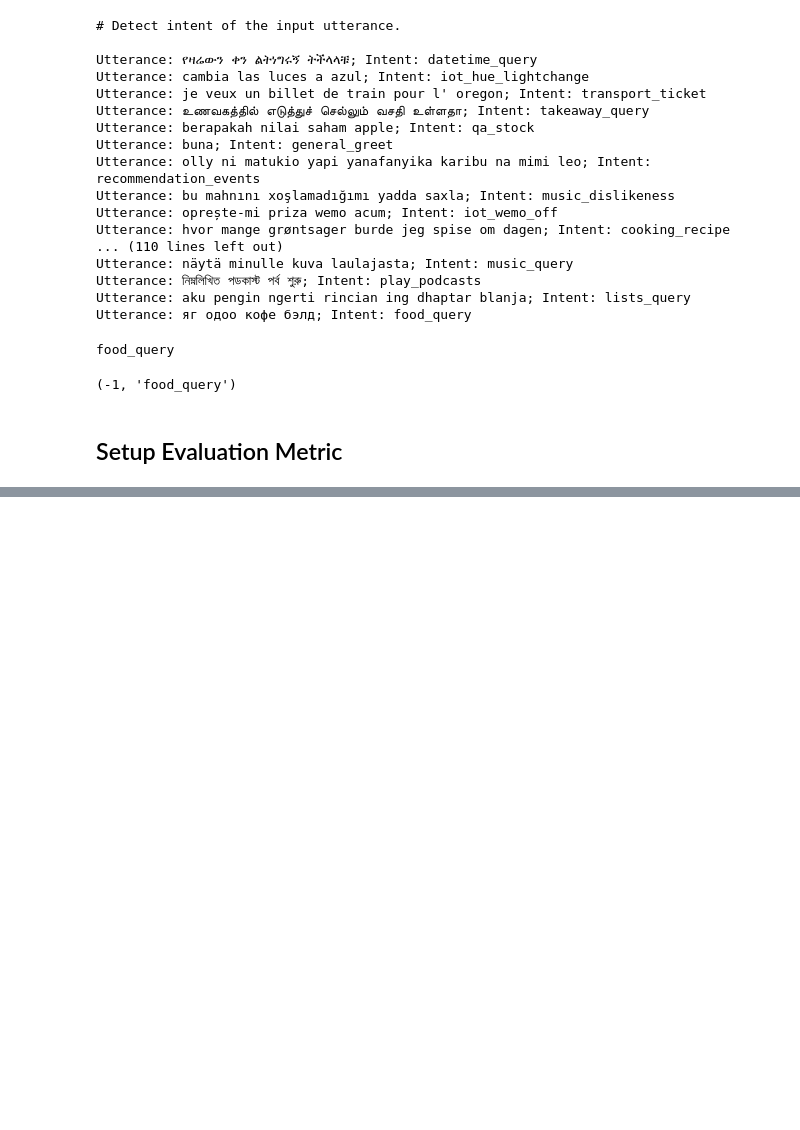
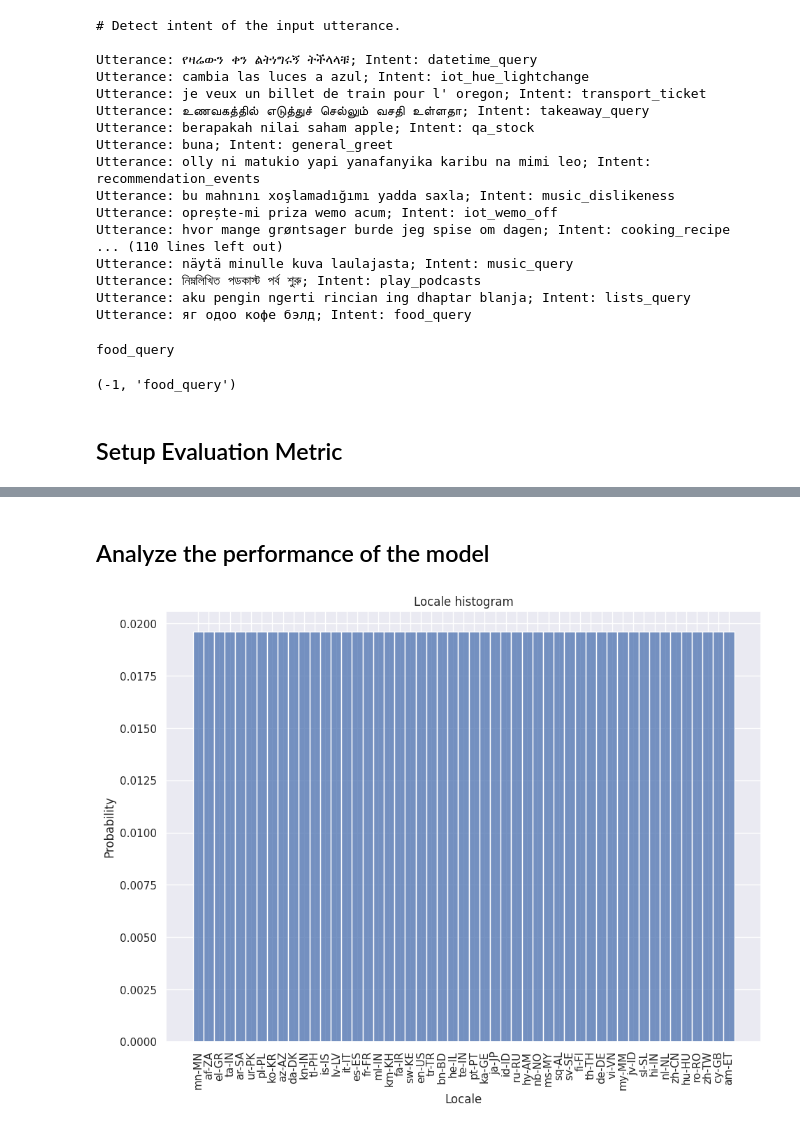
Before and after one commit to bsantraigi/2023-IndoML-Datathon-Tutorial, a Jupyter notebook: part3.ipynb, the cells around one changed output, grey strips where cells are left out. Saved outputs shown, nothing was run; the diff lists cells and outputs as text; code cells hidden in the pictures; blank space fills up the shorter version.

Commit message:
part3: eval set prediction and evaluation logic

```diff
--- a/part3.ipynb
+++ b/part3.ipynb
@@ -201,0 +211,43 @@ def compute_metrics(eval_pred):
+# %%
+# Gather prediction for the eval set
+outputs = []
+for i in tqdm(range(len(eval_data_subset))):
+    x = eval_data_subset[i]['prompt']
+    tok_x = tokenizer(x, return_tensors="pt")
+    y = model.generate(tok_x['input_ids'].to("cuda"), num_beams=5, num_return_sequences=5, max_length=2000)
+    all_predictions = []
+    for j in range(len(y)):
+        output = tokenizer.decode(y[j], skip_special_tokens=True)
+        all_predictions.append(output)
+    outputs.append(all_predictions)
+# %%
+# Parse the predictions
+parsed_predictions = []
+for i in tqdm(range(len(eval_data_subset))):
+    x = eval_data_subset[i]['prompt']
+    all_predictions = outputs[i]
+    parsed_predictions.append([parse_prediction(x, output) for output in all_predictions])
+# %%
+df_eval = eval_data_subset.to_pandas()
+df_eval['pred_label_str'] = [x[1] for x in parsed_predictions]
+df_eval['pred_label_int'] = [x[0] for x in parsed_predictions]
+# %% [markdown]
+## Analyze the performance of the model
+# %%
+# Compute f1 for each locale and plot f1 scores vs locales
+from sklearn.metrics import f1_score, accuracy_score
+import seaborn as sns
+sns.set(rc={'figure.figsize':(11, 8)}) # Setting some matplotlib configs
+# %%
+# Print histogram of locale, y-axis normalized to 1
+P = sns.histplot(df_eval['locale'], stat="probability")
+
+P.set_xlabel("Locale")
+P.set_ylabel("Probability")
+P.set_title("Locale histogram")
+
+# Rotate x labels by 90 degrees
+for item in P.get_xticklabels():
+    item.set_rotation(90)
+# %% [output]
+[figure, added]
```
Also changed, not shown: parts of 4 cells of this notebook.
